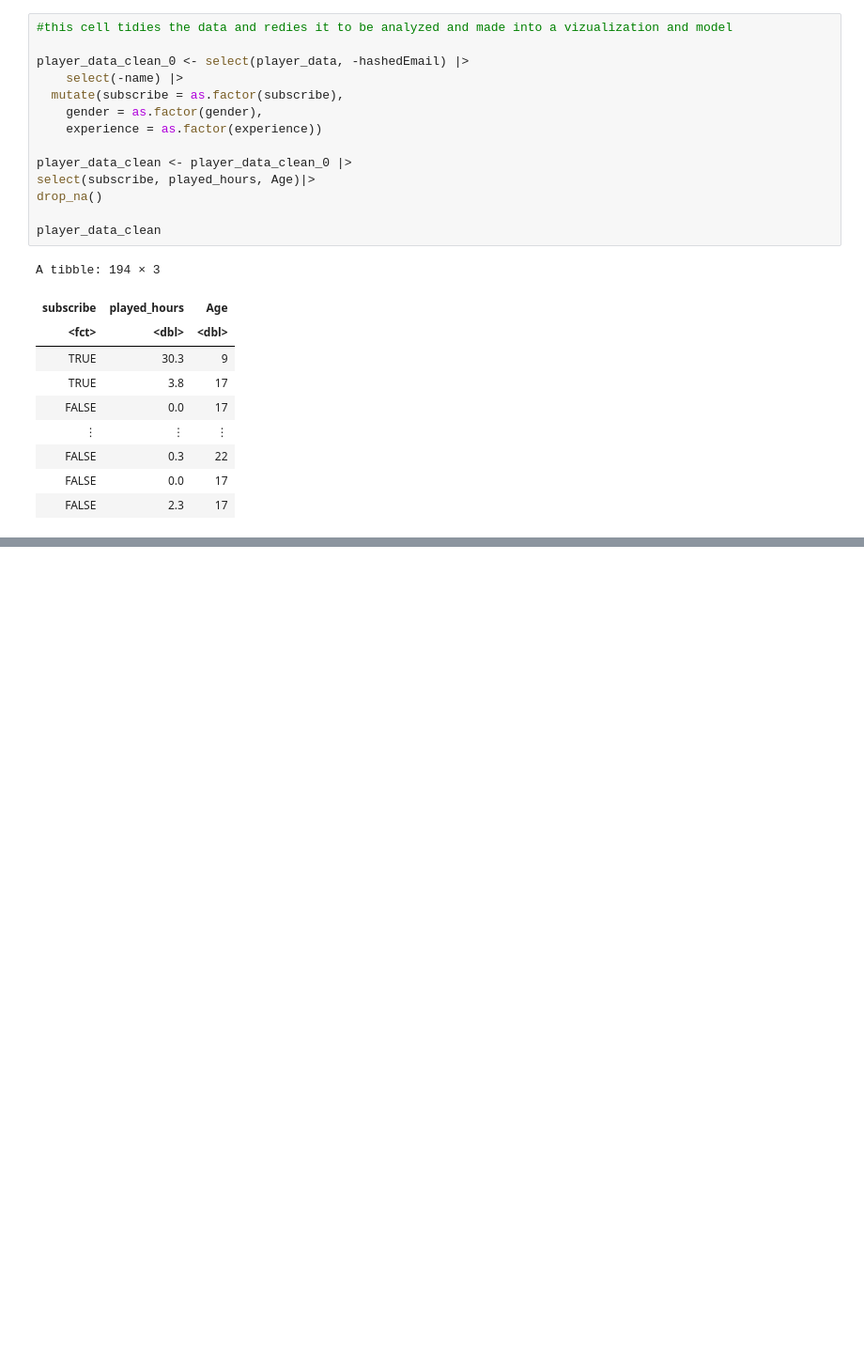
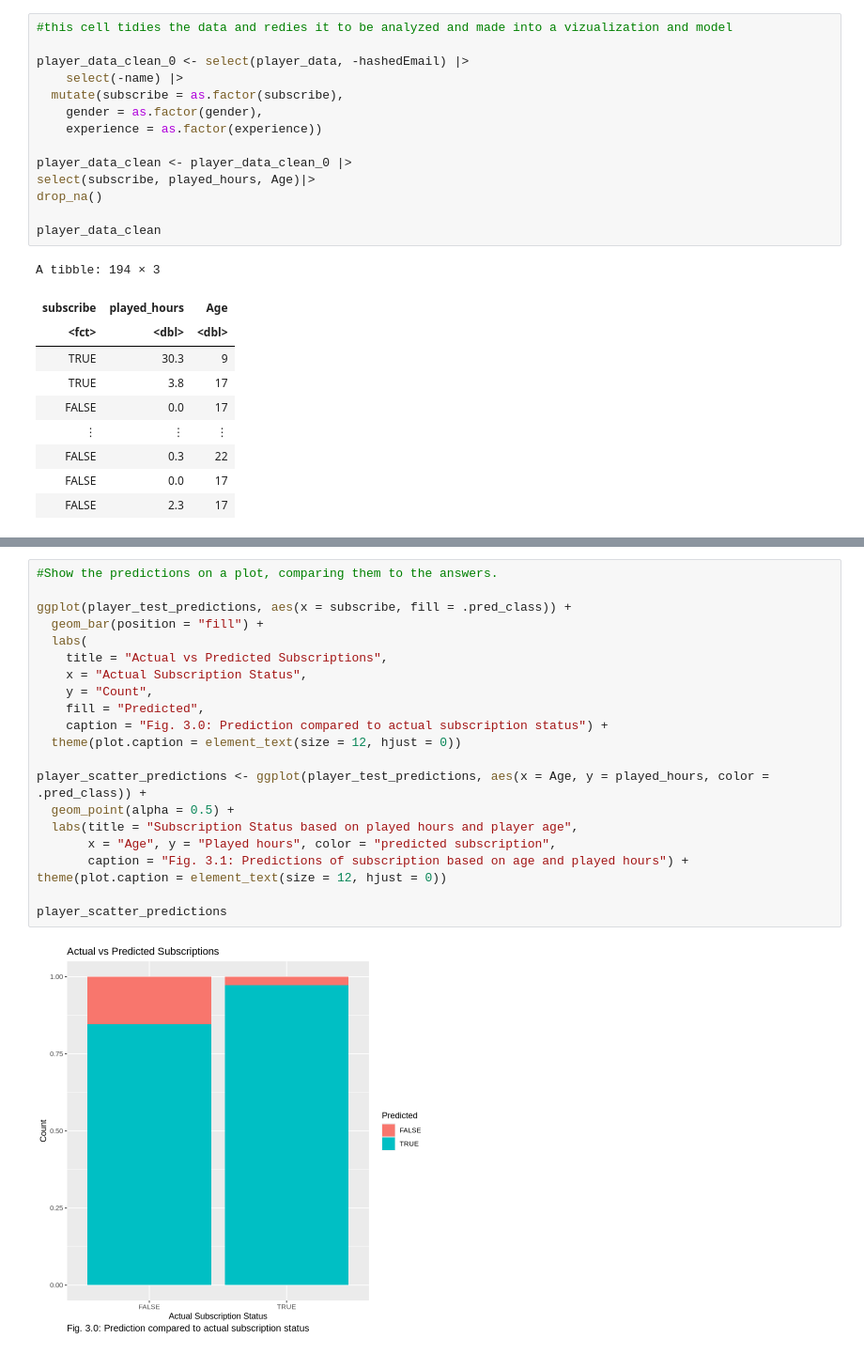
Before and after one commit to Rico-rgb/dsci-100-project-template, a Jupyter notebook: project real.ipynb, the cells around one changed output, grey strips where cells are left out. Shown at 94% size. Saved outputs shown, nothing was run; the diff lists cells and outputs as text; blank space fills up the shorter version.

```diff
--- a/project real.ipynb
+++ b/project real.ipynb
@@ -201,0 +228,23 @@ Prediction FALSE TRUE
+# %%
+#Show the predictions on a plot, comparing them to the answers.
+
+ggplot(player_test_predictions, aes(x = subscribe, fill = .pred_class)) +
+  geom_bar(position = "fill") +
+  labs(
+    title = "Actual vs Predicted Subscriptions",
+    x = "Actual Subscription Status",
+    y = "Count",
+    fill = "Predicted",
+    caption = "Fig. 3.0: Prediction compared to actual subscription status") +
+  theme(plot.caption = element_text(size = 12, hjust = 0))
+
+player_scatter_predictions <- ggplot(player_test_predictions, aes(x = Age, y = played_hours, color = .pred_class)) +
+  geom_point(alpha = 0.5) +
+  labs(title = "Subscription Status based on played hours and player age",
+       x = "Age", y = "Played hours", color = "predicted subscription",
+       caption = "Fig. 3.1: Predictions of subscription based on age and played hours") +
+theme(plot.caption = element_text(size = 12, hjust = 0))
+
+player_scatter_predictions
+# %% [output]
+[figure, added]
```
Also changed, not shown: parts of 7 cells of this notebook.
